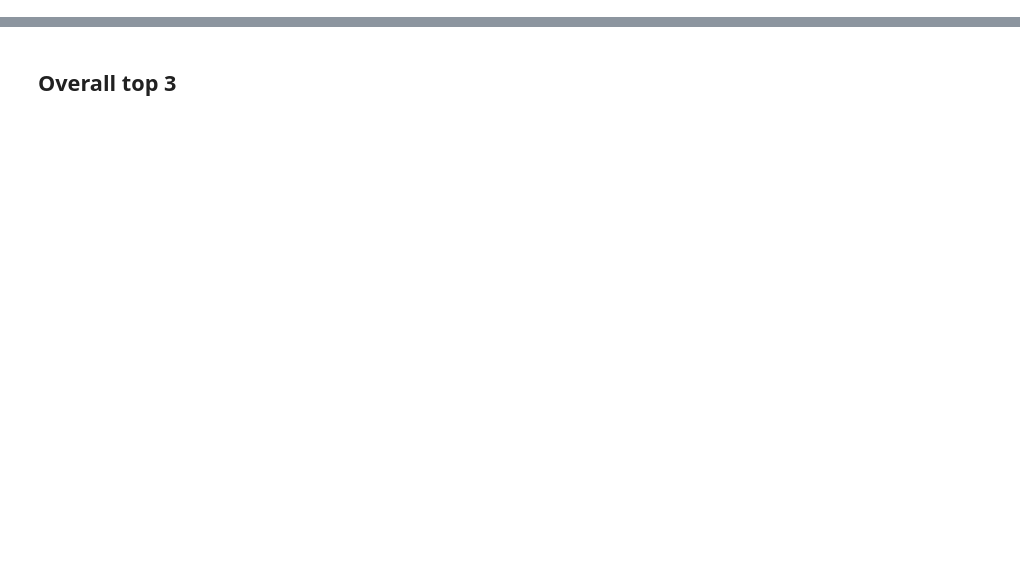
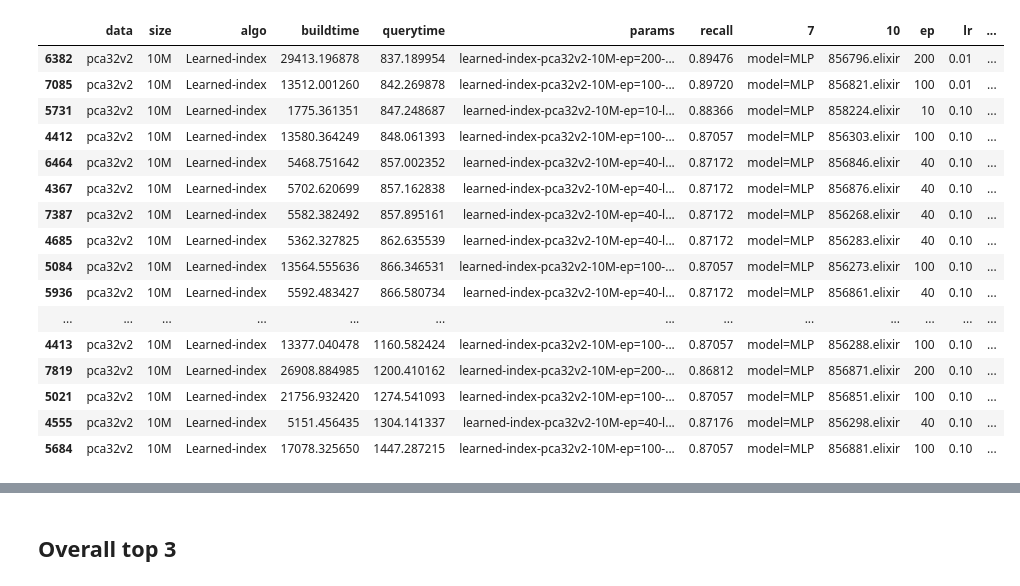
Before and after one commit to TerkaSlan/sisap23-laion-challenge-learned-index, a Jupyter notebook: Analyze.ipynb, the cells around one changed output, grey strips where cells are left out. Cells and saved outputs as stored; diff of their text form; code cells hidden in the pictures; blank space fills up the shorter version.

```diff
--- a/Analyze.ipynb
+++ b/Analyze.ipynb
@@ -19,0 +131,20 @@ df = df.drop([0, 1, 2, 3, 9, 8, 6, 5, 4, 11, 12], axis=1)
+# %%
+df.query('data == "pca32v2" & cat == 200 & bucket < 8 & recall > 0.85').sort_values(by='querytime')#.head(5)
+# %% [output]
+|  | data | size | algo | buildtime | querytime | params | recall | 7 | 10 | ep | lr | ... |
+| 6382 | pca32v2 | 10M | Learned-index | 29413.196878 | 837.189954 | learned-index-pca32v2-10M-ep=200-... | 0.89476 | model=MLP | 856796.elixir | 200 | 0.01 | ... |
+| 7085 | pca32v2 | 10M | Learned-index | 13512.001260 | 842.269878 | learned-index-pca32v2-10M-ep=100-... | 0.89720 | model=MLP | 856821.elixir | 100 | 0.01 | ... |
+| 5731 | pca32v2 | 10M | Learned-index | 1775.361351 | 847.248687 | learned-index-pca32v2-10M-ep=10-l... | 0.88366 | model=MLP | 858224.elixir | 10 | 0.10 | ... |
+| 4412 | pca32v2 | 10M | Learned-index | 13580.364249 | 848.061393 | learned-index-pca32v2-10M-ep=100-... | 0.87057 | model=MLP | 856303.elixir | 100 | 0.10 | ... |
+| 6464 | pca32v2 | 10M | Learned-index | 5468.751642 | 857.002352 | learned-index-pca32v2-10M-ep=40-l... | 0.87172 | model=MLP | 856846.elixir | 40 | 0.10 | ... |
+| 4367 | pca32v2 | 10M | Learned-index | 5702.620699 | 857.162838 | learned-index-pca32v2-10M-ep=40-l... | 0.87172 | model=MLP | 856876.elixir | 40 | 0.10 | ... |
+| 7387 | pca32v2 | 10M | Learned-index | 5582.382492 | 857.895161 | learned-index-pca32v2-10M-ep=40-l... | 0.87172 | model=MLP | 856268.elixir | 40 | 0.10 | ... |
+| 4685 | pca32v2 | 10M | Learned-index | 5362.327825 | 862.635539 | learned-index-pca32v2-10M-ep=40-l... | 0.87172 | model=MLP | 856283.elixir | 40 | 0.10 | ... |
+| 5084 | pca32v2 | 10M | Learned-index | 13564.555636 | 866.346531 | learned-index-pca32v2-10M-ep=100-... | 0.87057 | model=MLP | 856273.elixir | 100 | 0.10 | ... |
+| 5936 | pca32v2 | 10M | Learned-index | 5592.483427 | 866.580734 | learned-index-pca32v2-10M-ep=40-l... | 0.87172 | model=MLP | 856861.elixir | 40 | 0.10 | ... |
+| ... | ... | ... | ... | ... | ... | ... | ... | ... | ... | ... | ... | ... |
+| 4413 | pca32v2 | 10M | Learned-index | 13377.040478 | 1160.582424 | learned-index-pca32v2-10M-ep=100-... | 0.87057 | model=MLP | 856288.elixir | 100 | 0.10 | ... |
+| 7819 | pca32v2 | 10M | Learned-index | 26908.884985 | 1200.410162 | learned-index-pca32v2-10M-ep=200-... | 0.86812 | model=MLP | 856871.elixir | 200 | 0.10 | ... |
+| 5021 | pca32v2 | 10M | Learned-index | 21756.932420 | 1274.541093 | learned-index-pca32v2-10M-ep=100-... | 0.87057 | model=MLP | 856851.elixir | 100 | 0.10 | ... |
+| 4555 | pca32v2 | 10M | Learned-index | 5151.456435 | 1304.141337 | learned-index-pca32v2-10M-ep=40-l... | 0.87176 | model=MLP | 856298.elixir | 40 | 0.10 | ... |
+| 5684 | pca32v2 | 10M | Learned-index | 17078.325650 | 1447.287215 | learned-index-pca32v2-10M-ep=100-... | 0.87057 | model=MLP | 856881.elixir | 100 | 0.10 | ... |
```
Also changed, not shown: parts of 29 cells of this notebook, 7 other files.
